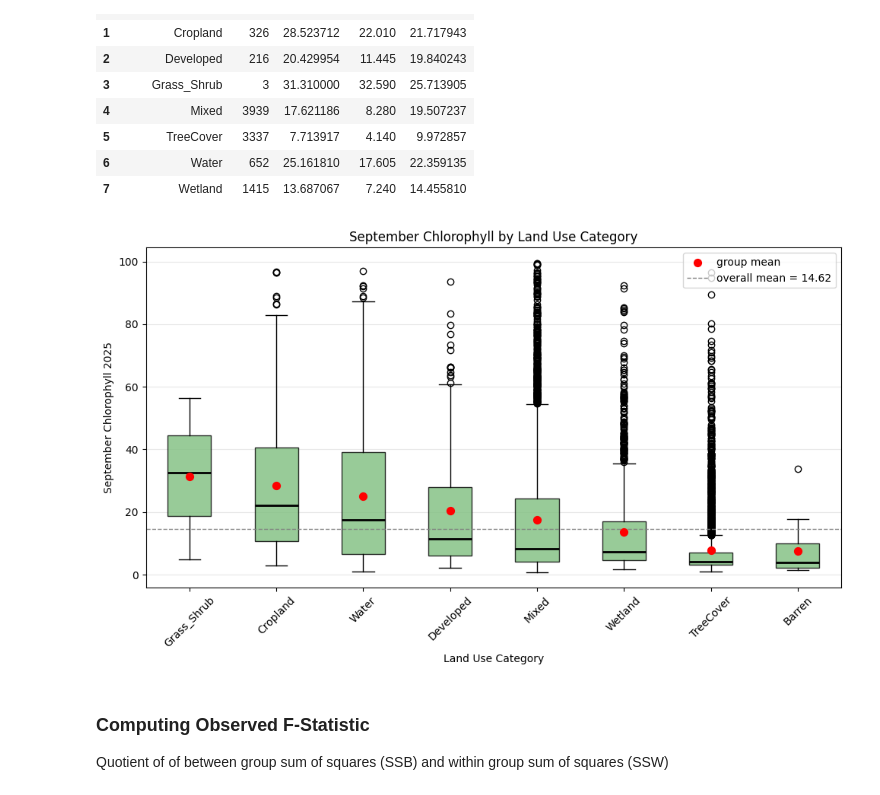
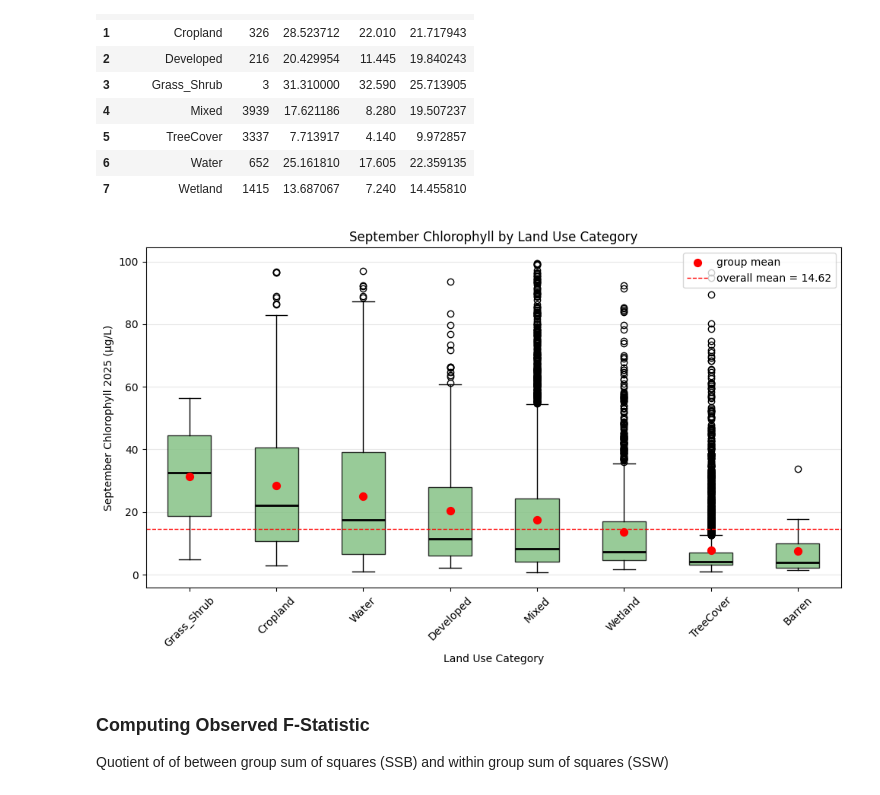
Before and after one commit to sscrader/SEIS631_Project, a Jupyter notebook: project_analysis.ipynb, the cells around one changed output. Saved outputs shown, nothing was run; the diff lists cells and outputs as text; code cells hidden in the pictures.

```diff
--- a/project_analysis.ipynb
+++ b/project_analysis.ipynb
@@ -299,36 +297,36 @@ data_by_cat = [groups.get_group(cat)["chl_sept_2025"].dropna().values for cat in
 group_summary = use_qual_df.groupby("majority_landuse")["chl_sept_2025"].agg(["mean", "median"])
 
 # plot
 fig, ax = plt.subplots(figsize=(10, 6))
 
 bp = ax.boxplot(data_by_cat,labels=category_order,patch_artist=True,medianprops=dict(color="black", linewidth=2))
 for patch in bp["boxes"]:
     patch.set_facecolor("#7fbf7f")
     patch.set_alpha(0.8)
 
 # overlay group means
 means = [group_summary.loc[cat, "mean"] for cat in category_order]
 
 ax.scatter(range(1, len(category_order) + 1),means,color="red",s=50,zorder=5,label="group mean")
 
 # overall mean line
 grand_mean = use_qual_df["chl_sept_2025"].mean()
 
-ax.axhline(grand_mean,color="gray",linestyle="--",linewidth=1,label=f"overall mean = {grand_mean:.2f}")
+ax.axhline(grand_mean,color="red",linestyle="--",linewidth=1,label=f"overall mean = {grand_mean:.2f}")
 
 # labels + styling
-ax.set_ylabel("September Chlorophyll 2025")
+ax.set_ylabel("September Chlorophyll 2025 (µg/L)")
 ax.set_xlabel("Land Use Category")
 ax.set_title("September Chlorophyll by Land Use Category")
 
 ax.legend(loc="upper right")
 ax.grid(axis="y", alpha=0.3)
 
 plt.xticks(rotation=45)
 plt.tight_layout()
 plt.show()
 # %% [output]
-[figure, old version]
+[figure, new version]
 # %% [markdown]
 ### Computing Observed F-Statistic
 Quotient of of between group sum of squares (SSB) and within group sum of squares (SSW)
```
Also changed, not shown: parts of 7 cells of this notebook, 1 other file.
